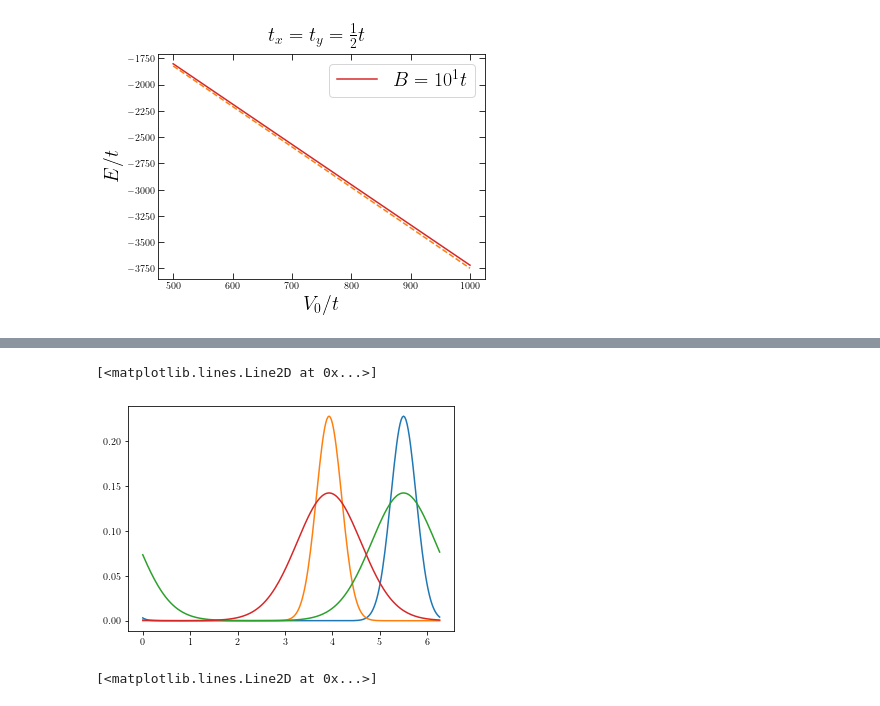
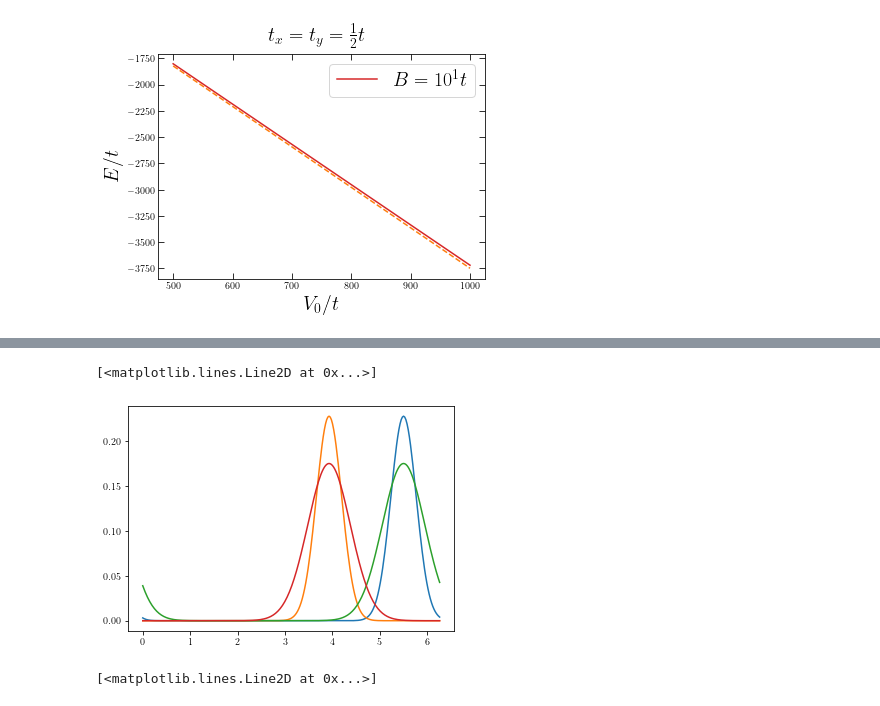
Before and after one commit to Progklui/rotor_lattice_models, a Jupyter notebook: perturbation_theory.ipynb, the cells around one changed output, grey strips where cells are left out. Cells and saved outputs as stored; diff of their text form; code cells hidden in the pictures.

```diff
--- a/perturbation_theory.ipynb
+++ b/perturbation_theory.ipynb
@@ -1493,29 +1496,29 @@ plt.plot(B_arr/t, -(B_arr/4)*4*scipy.special.mathieu_a(0, 2*V_0_pert_test/B_arr)
 # %%
 n = 256
 x = (2*np.pi/n)*np.arange(n)
 
 mathieu_parameter = 2*800/2.0
 y, yp = scipy.special.mathieu_cem(0, mathieu_parameter, (x-3*np.pi/4)/2*180/np.pi)
 y = y/np.sqrt(np.sum(y*y))
 
 y1, yp = scipy.special.mathieu_cem(0, mathieu_parameter, (x-np.pi/4)/2*180/np.pi)
 y1 = y1/np.sqrt(np.sum(y1*y1))
 
-mathieu_parameter = 2*10
+mathieu_parameter = 2*50
 ye, yp = scipy.special.mathieu_cem(0, mathieu_parameter, (x-3*np.pi/4)/2*180/np.pi)
 ye = ye/np.sqrt(np.sum(ye*ye))
 
 ye1, yp = scipy.special.mathieu_cem(0, mathieu_parameter, (x-np.pi/4)/2*180/np.pi)
 ye1 = ye1/np.sqrt(np.sum(ye1*ye1))
 
 plt.plot(x,y)
 plt.plot(x,y1)
 
 plt.plot(x,ye)
 plt.plot(x,ye1)
 # %% [output]
 [<matplotlib.lines.Line2D at 0x...>]
-[figure, old version]
+[figure, new version]
 # %%
 overlap_mat_exp = np.zeros(len(B_arr), dtype=complex)
 for i in range(len(B_arr)):
```
Also changed, not shown: parts of 6 cells of this notebook, 1 other file.
